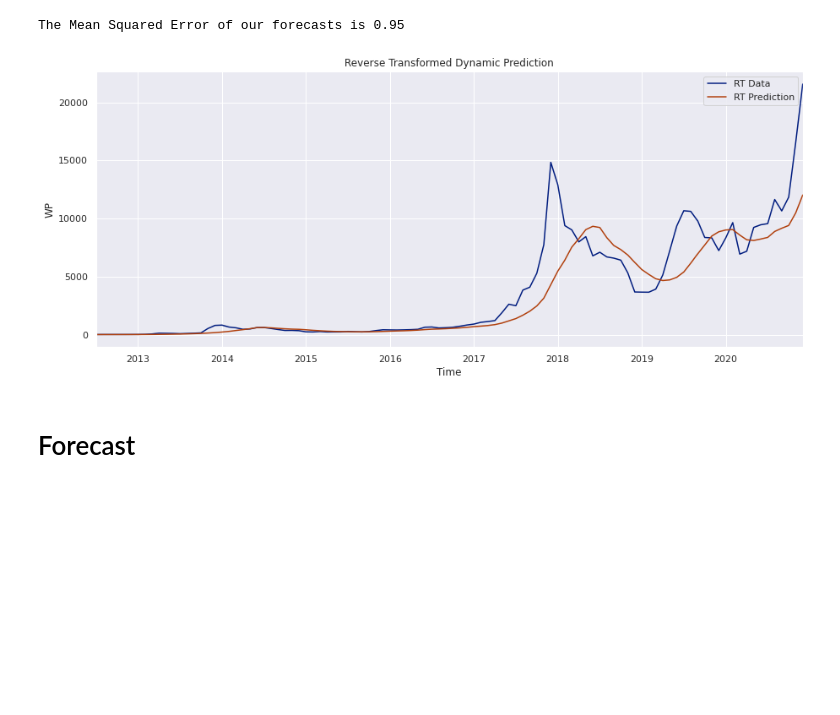
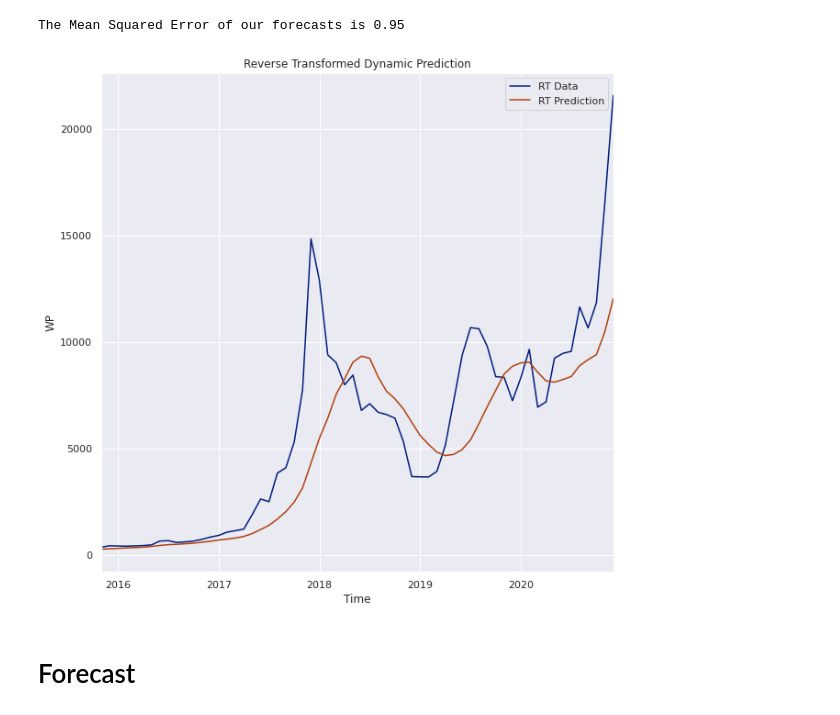
Before and after one commit to MrChamp/FIModule4Project, a Jupyter notebook: mod4Project.ipynb, the cells around one changed output. Saved outputs shown, nothing was run; the diff lists cells and outputs as text; code cells hidden in the pictures; blank space fills up the shorter version.

```diff
--- a/mod4Project.ipynb
+++ b/mod4Project.ipynb
@@ -425,36 +426,36 @@ The Mean Squared Error of our forecasts is 0.95
 # %%
 pred_dyn_2 = output.get_prediction(start=pd.to_datetime('2012-07'), dynamic=True)
 pred_dyn_2_mean = pred_dyn_2.predicted_mean
 rev_trans_pred_dyn = rev_trans(pred_dyn_2_mean)
 
 
 # dyn_inf = pred_dyn_2.conf_int()
 # dci_lower = dyn_inf['lower Weighted_Price']
 # dci_upper = dyn_inf['upper Weighted_Price']
 # dci_lower_t = rev_trans(dci_lower)
 # dci_upper_t = rev_trans(dci_upper)
 
 
 # dci_lower_final = dci_lower_t.iloc[74:]
 # dci_upper_final = dci_upper_t.replace(np.inf,np.nan).dropna()[60:]
 
 
-
-ax = wp_rev_trans.plot()
-rev_trans_pred_dyn.plot(ax=ax)
+fig = plt.figure(figsize = (10, 10))
+ax = wp_rev_trans.iloc[40:].plot()
+rev_trans_pred_dyn.iloc[40:].plot(ax=ax)
 
 # ax.fill_between(dyn_inf.index[len(dyn_inf)-28:],
 #                 dci_lower[74:],
 #                 dci_upper[74:], color='black', alpha=0.3)
 
 
 plt.title('Reverse Transformed Dynamic Prediction')
 plt.xlabel('Time')
 plt.ylabel('WP')
 plt.legend(['RT Data','RT Prediction'])
 plt.show()
 # %% [output]
-[figure, old version]
+[figure, new version]
 # %% [markdown]
 # Forecast
 # %%
```
Also changed, not shown: parts of 24 cells of this notebook.
